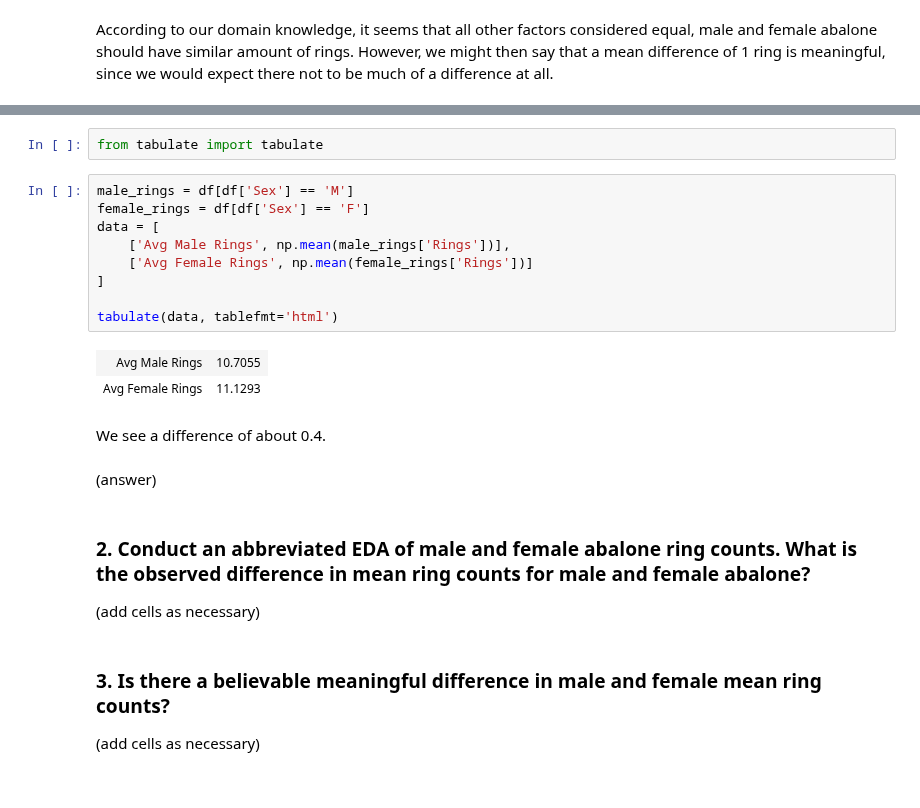
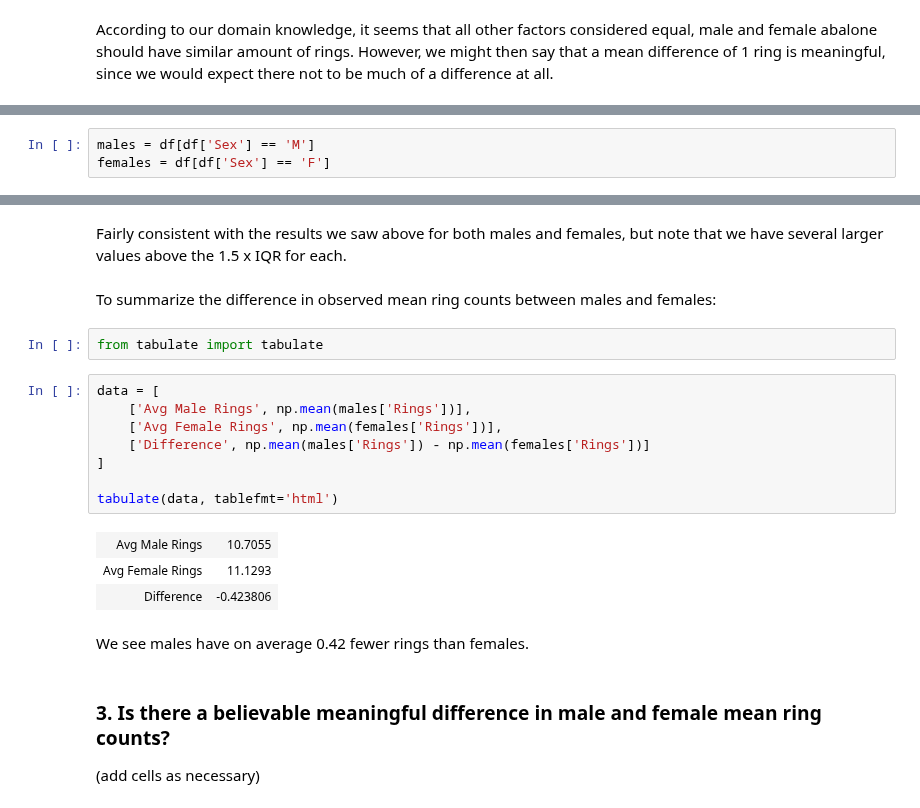
Before and after one commit to ansaridan/jhu-data-engineering-team-5, a Jupyter notebook: Problem_Set_4/Jhirsc21.ipynb, the cells around one changed output, grey strips where cells are left out. Drawn from its saved outputs; the diff is of its cells as text.

```diff
--- a/Problem_Set_4/Jhirsc21.ipynb
+++ b/Problem_Set_4/Jhirsc21.ipynb
@@ -502 +506,4 @@ From our EDA in Problem Set 3, we saw that
+# %%
+males = df[df['Sex'] == 'M']
+females = df[df['Sex'] == 'F']
 # %% [markdown]
@@ -504,25 +569,23 @@ We can look at the mean ring counts by males and females and with our domain kno
+# %% [markdown]
+Fairly consistent with the results we saw above for both males and females, but note that we have several larger values above the 1.5 x IQR for each.
+# %% [markdown]
+To summarize the difference in observed mean ring counts between males and females:
 # %%
 from tabulate import tabulate
 # %%
-male_rings = df[df['Sex'] == 'M']
-female_rings = df[df['Sex'] == 'F']
 data = [
-    ['Avg Male Rings', np.mean(male_rings['Rings'])],
-    ['Avg Female Rings', np.mean(female_rings['Rings'])]
+    ['Avg Male Rings', np.mean(males['Rings'])],
+    ['Avg Female Rings', np.mean(females['Rings'])],
+    ['Difference', np.mean(males['Rings']) - np.mean(females['Rings'])]
 ]
 
 tabulate(data, tablefmt='html')
 # %% [output]
 | Avg Male Rings | 10.7055 |
 | Avg Female Rings | 11.1293 |
+| Difference | -0.423806 |
-# %% [markdown]
-We see a difference of about 0.4.
-# %% [markdown]
-(answer)
-# %% [markdown]
-### 2. Conduct an abbreviated EDA of male and female abalone ring counts. What is the observed difference in mean ring counts for male and female abalone?
-
-(add cells as necessary)
+# %% [markdown]
+We see males have on average 0.42 fewer rings than females.
 # %% [markdown]
 ### 3. Is there a believable meaningful difference in male and female mean ring counts?
 
```
Also changed, not shown: parts of 11 cells of this notebook.
